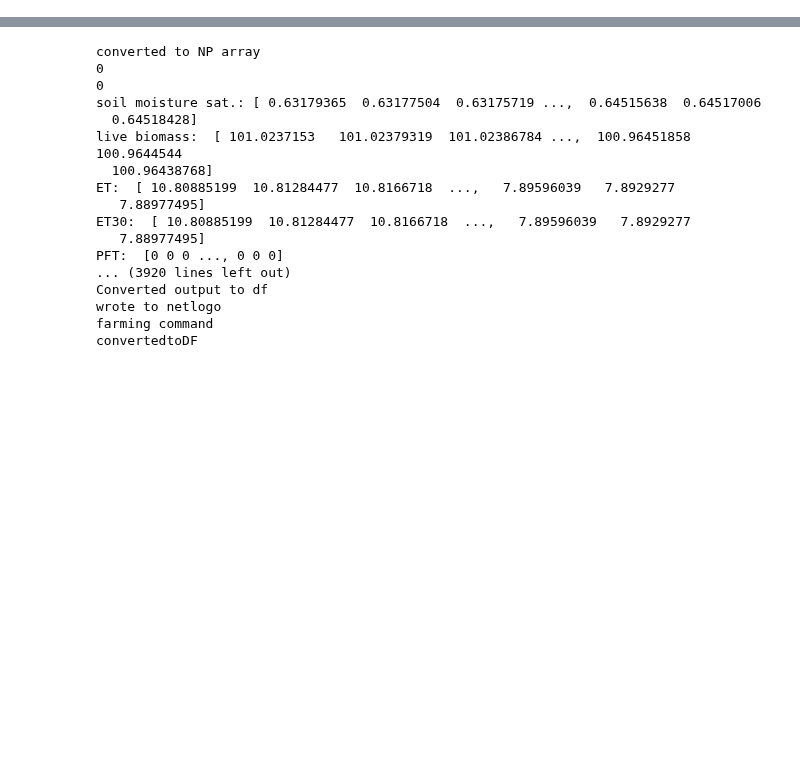
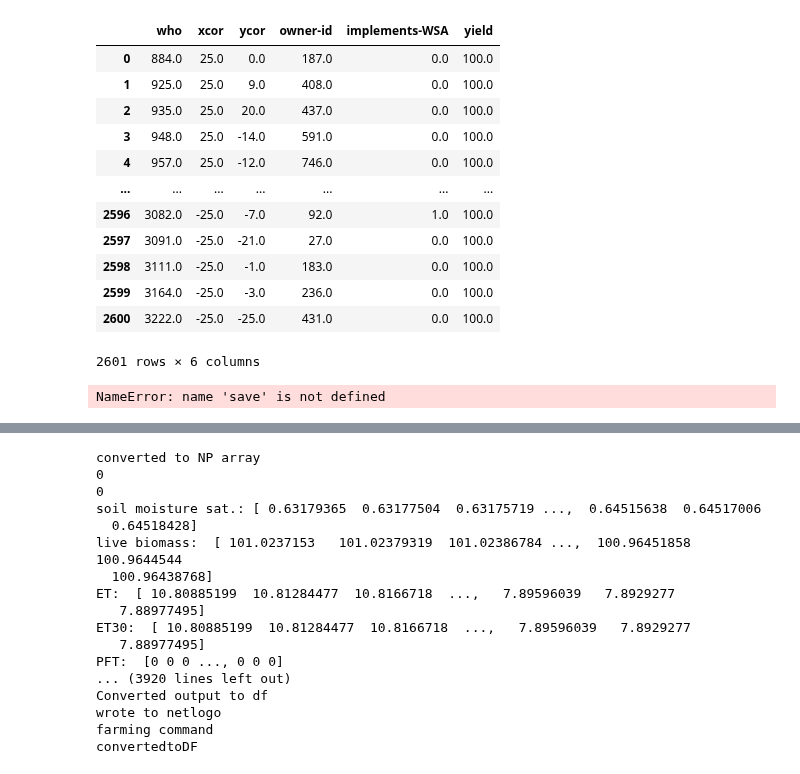
Before and after one commit to WylieMabel/TreesAndThat, a Jupyter notebook: LandLab_experiments/netlogoDriver.ipynb, the cells around one changed output, grey strips where cells are left out. Saved outputs shown, nothing was run; the diff lists cells and outputs as text; code cells hidden in the pictures; blank space fills up the shorter version.

```diff
--- a/LandLab_experiments/netlogoDriver.ipynb
+++ b/LandLab_experiments/netlogoDriver.ipynb
@@ -140,0 +160,23 @@ TypeError: fullModelRun() missing 3 required positional arguments: 'input_csv_pa
+# %%
+netlogo = setUpNetLogoModel(1,1,1,1)
+
+    # gets base field attributes and puts it in a data frame
+reportsToDataFrame(netlogo)
+# %% [output]
+|  | who | xcor | ycor | owner-id | implements-WSA | yield |
+| 0 | 884.0 | 25.0 | 0.0 | 187.0 | 0.0 | 100.0 |
+| 1 | 925.0 | 25.0 | 9.0 | 408.0 | 0.0 | 100.0 |
+| 2 | 935.0 | 25.0 | 20.0 | 437.0 | 0.0 | 100.0 |
+| 3 | 948.0 | 25.0 | -14.0 | 591.0 | 0.0 | 100.0 |
+| 4 | 957.0 | 25.0 | -12.0 | 746.0 | 0.0 | 100.0 |
+| ... | ... | ... | ... | ... | ... | ... |
+| 2596 | 3082.0 | -25.0 | -7.0 | 92.0 | 1.0 | 100.0 |
+| 2597 | 3091.0 | -25.0 | -21.0 | 27.0 | 0.0 | 100.0 |
+| 2598 | 3111.0 | -25.0 | -1.0 | 183.0 | 0.0 | 100.0 |
+| 2599 | 3164.0 | -25.0 | -3.0 | 236.0 | 0.0 | 100.0 |
+| 2600 | 3222.0 | -25.0 | -25.0 | 431.0 | 0.0 | 100.0 |
+2601 rows × 6 columns
+# %%
+plt.imshow(np.reshape(save,(51,51)))
+# %% [output]
+NameError: name 'save' is not defined
```
Also changed, not shown: parts of 5 cells of this notebook, 2 other files.
